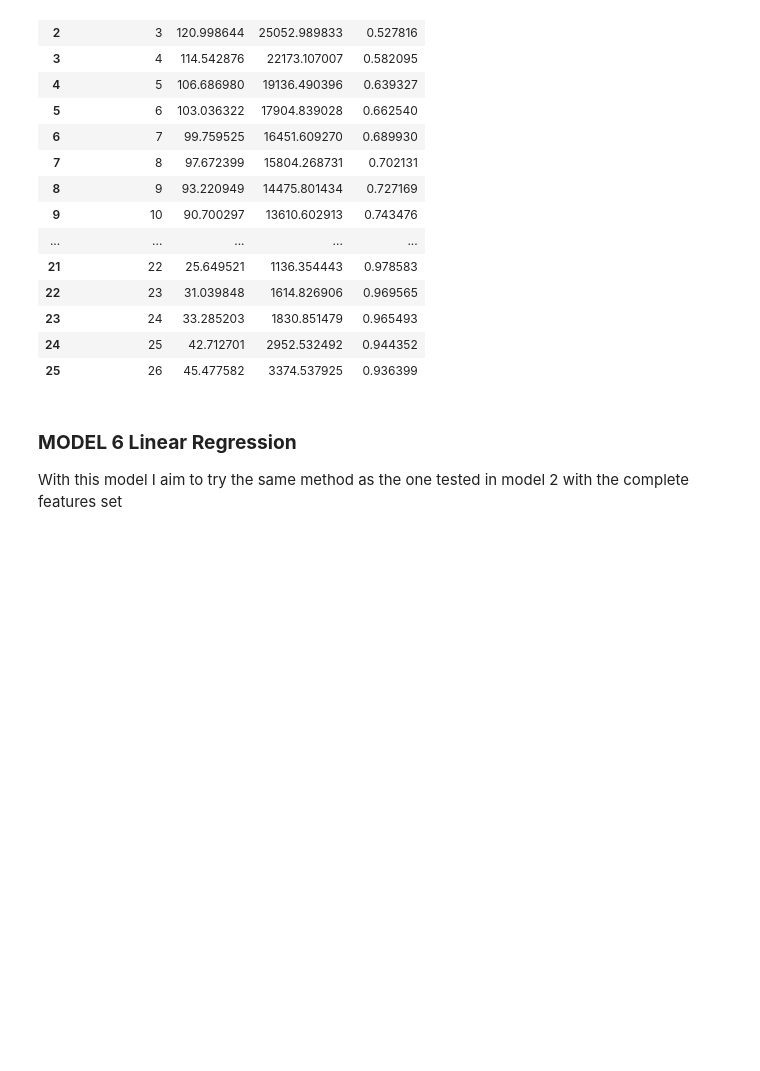
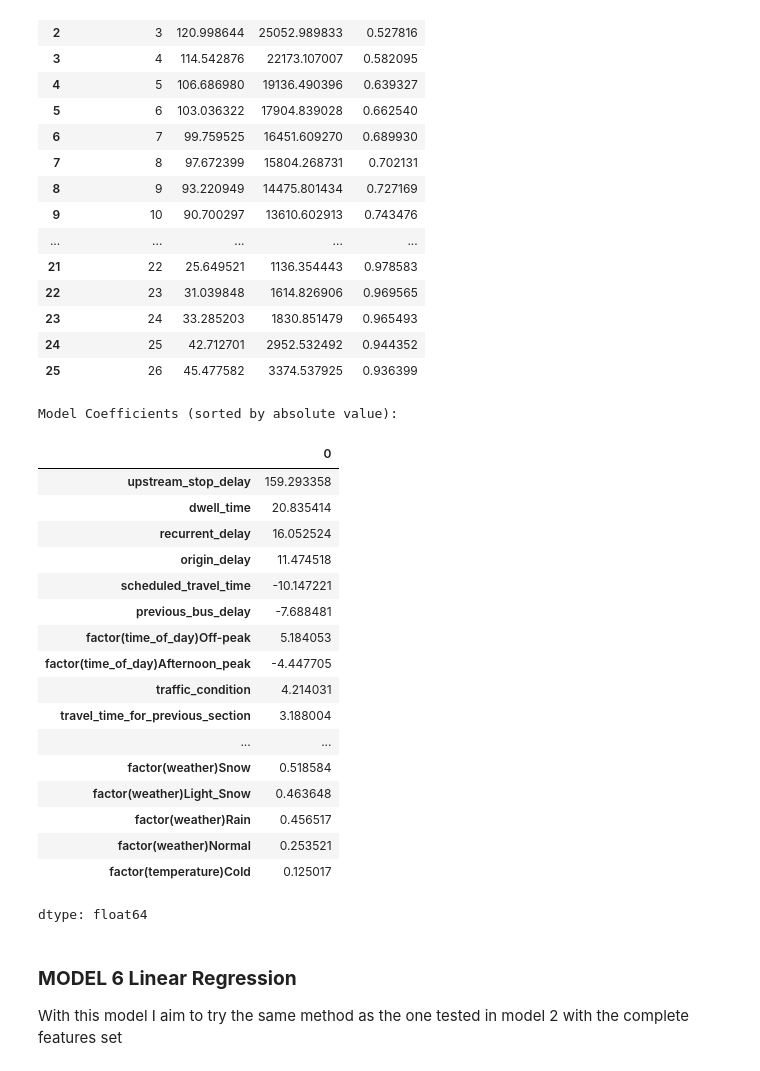
Before and after one commit to Gioalf/AH2179, a Jupyter notebook: project/AIprojectGioAlf.ipynb, the cells around one changed output. Cells and saved outputs as stored; diff of their text form; code cells hidden in the pictures; blank space fills up the shorter version.

```diff
--- a/project/AIprojectGioAlf.ipynb
+++ b/project/AIprojectGioAlf.ipynb
@@ -1134,6 +1073,39 @@ Evaluation Metrics by Stop Sequence (1 to 19):
 | 23 | 24 | 33.285203 | 1830.851479 | 0.965493 |
 | 24 | 25 | 42.712701 | 2952.532492 | 0.944352 |
 | 25 | 26 | 45.477582 | 3374.537925 | 0.936399 |
+# %%
+# Get the coefficients and the feature names
+coefficients = model5.coef_
+feature_names = X_train_clean.columns
+
+# Create a pandas Series to easily view coefficients with their feature names
+coefficients_series = pd.Series(coefficients, index=feature_names)
+
+# Sort the coefficients by their absolute value to see the most influential features
+sorted_coefficients = coefficients_series.abs().sort_values(ascending=False)
+
+print("Model Coefficients (sorted by absolute value):")
+display(coefficients_series[sorted_coefficients.index])
+# %% [output]
+Model Coefficients (sorted by absolute value):
+|  | 0 |
+| upstream_stop_delay | 159.293358 |
+| dwell_time | 20.835414 |
+| recurrent_delay | 16.052524 |
+| origin_delay | 11.474518 |
+| scheduled_travel_time | -10.147221 |
+| previous_bus_delay | -7.688481 |
+| factor(time_of_day)Off-peak | 5.184053 |
+| factor(time_of_day)Afternoon_peak | -4.447705 |
+| traffic_condition | 4.214031 |
+| travel_time_for_previous_section | 3.188004 |
+| ... | ... |
+| factor(weather)Snow | 0.518584 |
+| factor(weather)Light_Snow | 0.463648 |
+| factor(weather)Rain | 0.456517 |
+| factor(weather)Normal | 0.253521 |
+| factor(temperature)Cold | 0.125017 |
+dtype: float64
 # %% [markdown]
 ### **MODEL 6 Linear Regression**
 With this model I aim to try the same method as the one tested in model 2 with the complete features set
```
Also changed, not shown: parts of 13 cells of this notebook.
